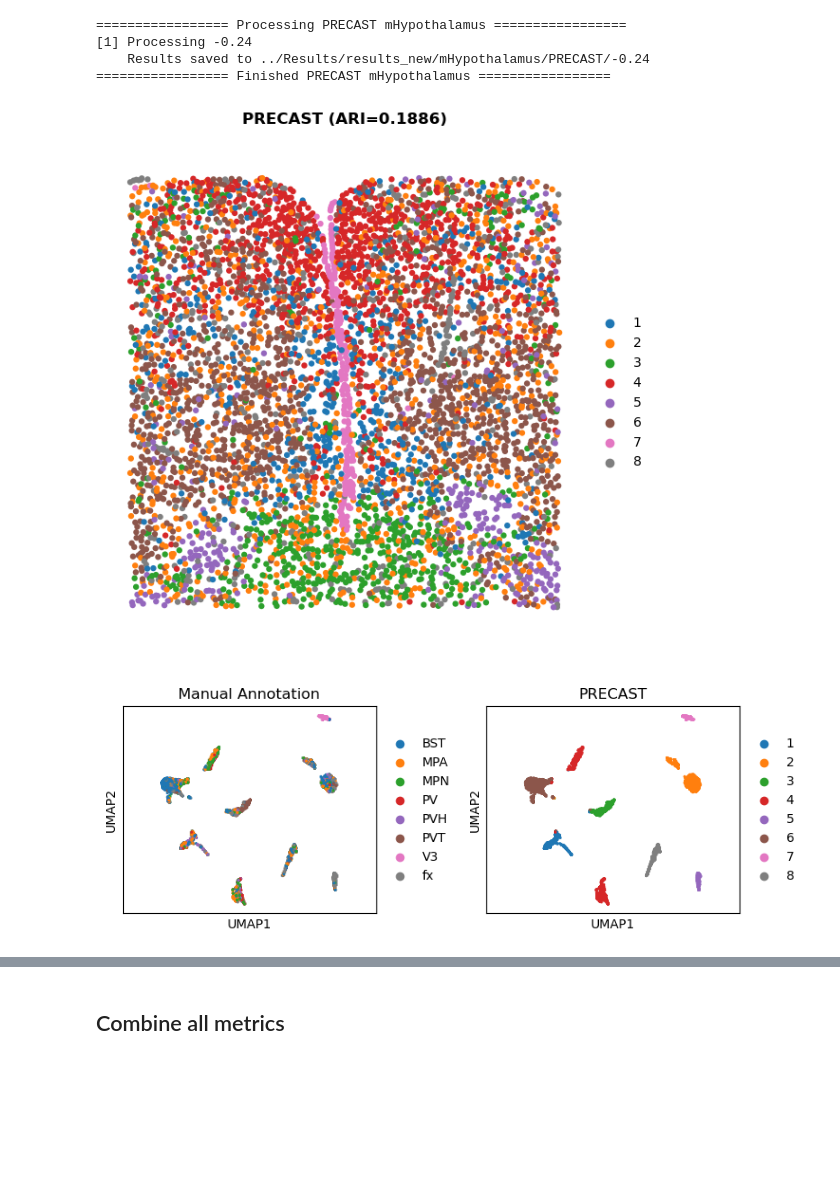
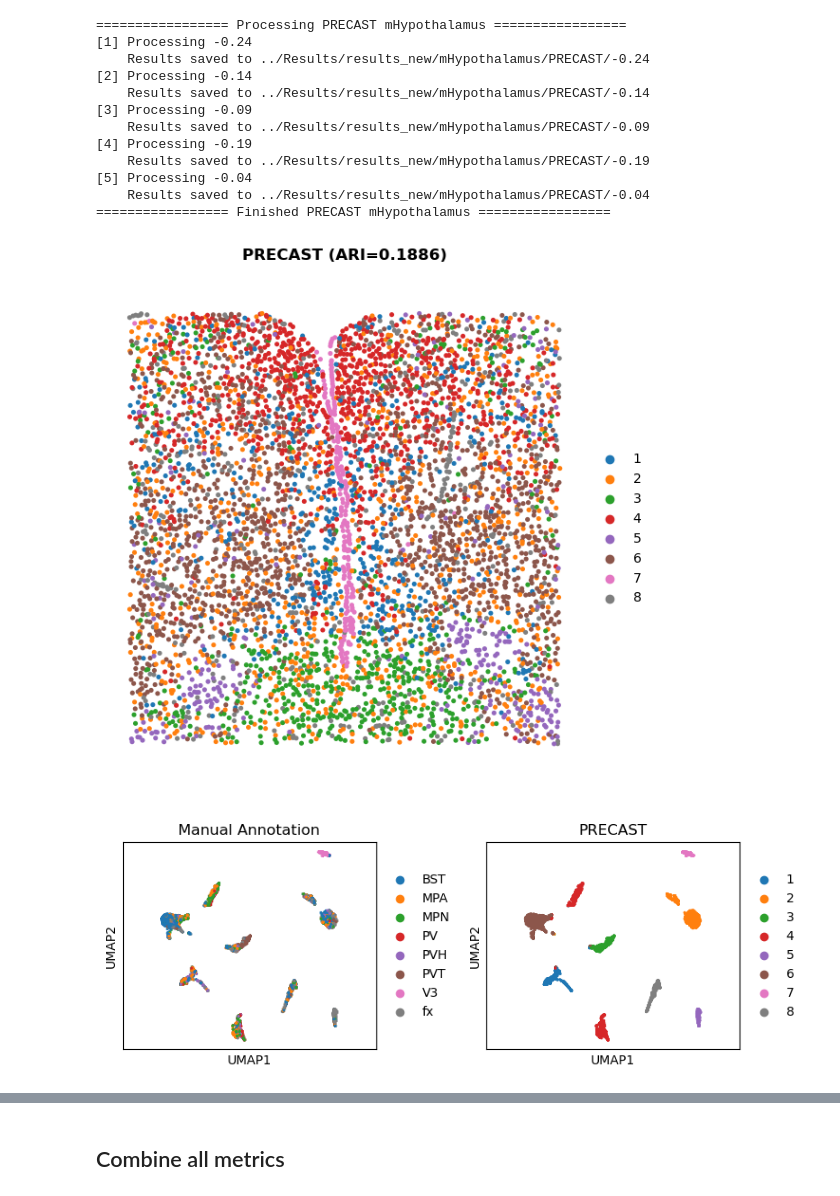
Before and after one commit to toan-ly/Spatial-Transcriptomics-Benchmark, a Jupyter notebook: Benchmark/mHypothalamus.ipynb, the cells around one changed output, grey strips where cells are left out. Drawn from its saved outputs; the diff is of its cells as text; code cells hidden in the pictures; blank space fills up the shorter version.

Commit message:
update benchmark for mHypothalamus

```diff
--- a/Benchmark/mHypothalamus.ipynb
+++ b/Benchmark/mHypothalamus.ipynb
@@ -49,7 +49,7 @@ PRECAST
 fontsize = 12
 def plot_clustering(adata, metrics, out_path, show=True):
     fig, axes = plt.subplots(1, 1, figsize=(6, 6))
-    sc.pl.spatial(adata, color='pred', ax=axes, show=False, spot_size=25)
+    sc.pl.spatial(adata, color='pred', ax=axes, show=False, spot_size=20)
     axes.set_title(f'{method} (ARI={metrics["ARI"]:.4f})', fontsize=fontsize, fontweight='bold')
     axes.axis('off')
     axes.set_aspect('equal', adjustable='datalim')
@@ -123,33 +123,41 @@ for i, file in enumerate(files):
     results = {
         method: section_id,
         'ARI': compute_ARI(adata, 'gt', 'pred'),
         'AMI': compute_NMI(adata, 'gt', 'pred'),
         'Homogeneity': compute_HOM(adata, 'gt', 'pred'),
         'Completeness': compute_COM(adata, 'gt', 'pred'),
         'ASW': compute_ASW(adata, 'pred'),
         'CHAOS': compute_CHAOS(adata, 'pred'),
         'PAS': compute_PAS(adata, 'pred'),
         'Time (s)': time_taken,
         'Memory (MB)': memmory_used
     }
     df_results = pd.DataFrame([results])
     df_results.to_csv(os.path.join(out_path, 'metrics.csv'), index=False)
     metrics_list.append(results)
 
     plot_clustering(adata, results, out_path, show=False)
     plot_umap(adata, out_path, show=False)
     print(f'    Results saved to {out_path}')
-    break
+    # break
 
 df_metrics = pd.DataFrame(metrics_list)
 df_metrics = df_metrics.sort_values(by=method)
 df_metrics.to_csv(os.path.join(output_dir, 'metrics.csv'), index=False)
 print(f'================= Finished {method} {dataset} =================')
 # print(df_metrics)
 # %% [output]
 ================= Processing PRECAST mHypothalamus =================
 [1] Processing -0.24
     Results saved to ../Results/results_new/mHypothalamus/PRECAST/-0.24
+[2] Processing -0.14
+    Results saved to ../Results/results_new/mHypothalamus/PRECAST/-0.14
+[3] Processing -0.09
+    Results saved to ../Results/results_new/mHypothalamus/PRECAST/-0.09
+[4] Processing -0.19
+    Results saved to ../Results/results_new/mHypothalamus/PRECAST/-0.19
+[5] Processing -0.04
+    Results saved to ../Results/results_new/mHypothalamus/PRECAST/-0.04
 ================= Finished PRECAST mHypothalamus =================
-[figure, old version]
+[figure, new version]
 [figure]
```
Also changed, not shown: parts of 3 cells of this notebook, 4 other files.
